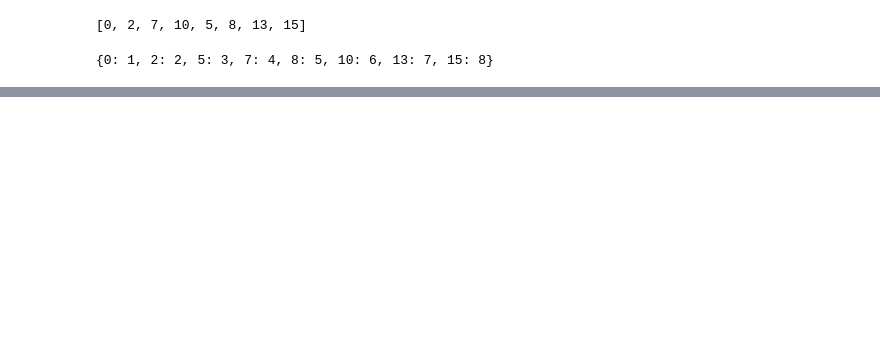
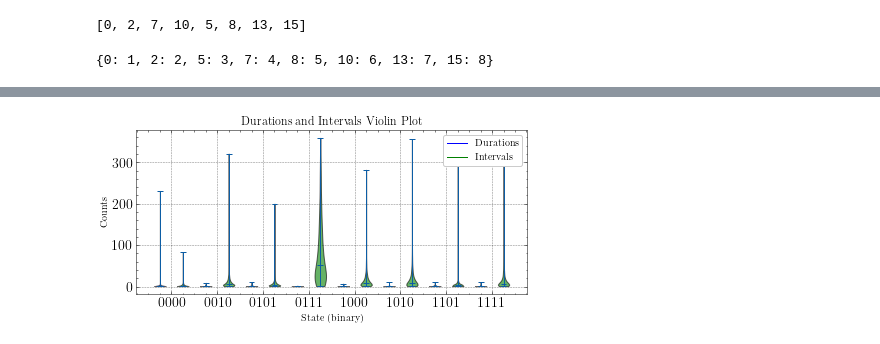
Before and after one commit to liftes/TrafficSignal, a Jupyter notebook: Figures.ipynb, the cells around one changed output, grey strips where cells are left out. Cells and saved outputs as stored; diff of their text form; code cells hidden in the pictures; blank space fills up the shorter version.

```diff
--- a/Figures.ipynb
+++ b/Figures.ipynb
@@ -614,0 +728,45 @@ plt.close()
+# %%
+def plot_violin_from_dicts(durations_dict, intervals_dict, title):
+    # Ensure the keys in both dictionaries are the same and sorted
+    assert durations_dict.keys() == intervals_dict.keys()
+    sorted_keys = sorted(durations_dict.keys())
+
+    # Prepare data for violin plot
+    data_for_plot = []
+    for key in sorted_keys:
+        # We will have two entries for each key: one for durations and one for intervals
+        data_for_plot.append(durations_dict[key])  # Durations for this state
+        data_for_plot.append(intervals_dict[key])  # Intervals for this state
+
+    # Create the labels as binary strings of the keys
+    labels = [format(key, '04b') for key in sorted_keys for _ in (0, 1)]
+
+    # Create violin plot
+    fig, ax = plt.subplots(figsize=(7, 3))
+    violins = ax.violinplot(data_for_plot, showmeans=False, showmedians=True)
+
+    # Customize the colors for each part of the violin
+    for i in range(len(violins['bodies'])):
+        color = 'blue' if i % 2 == 0 else 'green'
+        violins['bodies'][i].set_facecolor(color)
+        violins['bodies'][i].set_edgecolor('black')
+        violins['bodies'][i].set_alpha(0.6)
+
+    # Customize the x-ticks to display the binary labels correctly
+    plt.xticks(np.arange(1.5, len(labels) + 1, 2), labels[::2])
+    plt.title(title)
+    plt.xlabel('State (binary)')
+    plt.ylabel('Counts')
+    plt.grid(True)
+
+    # Adding custom legend
+    plt.plot([], [], color='blue', label='Durations')
+    plt.plot([], [], color='green', label='Intervals')
+    plt.legend(loc='upper right')
+
+    plt.show()
+
+# Example usage with the same example dictionaries
+plot_violin_from_dicts(durations, intervals, 'Durations and Intervals Violin Plot')
+# %% [output]
+[figure, added]
```
Also changed, not shown: parts of 12 cells of this notebook.
